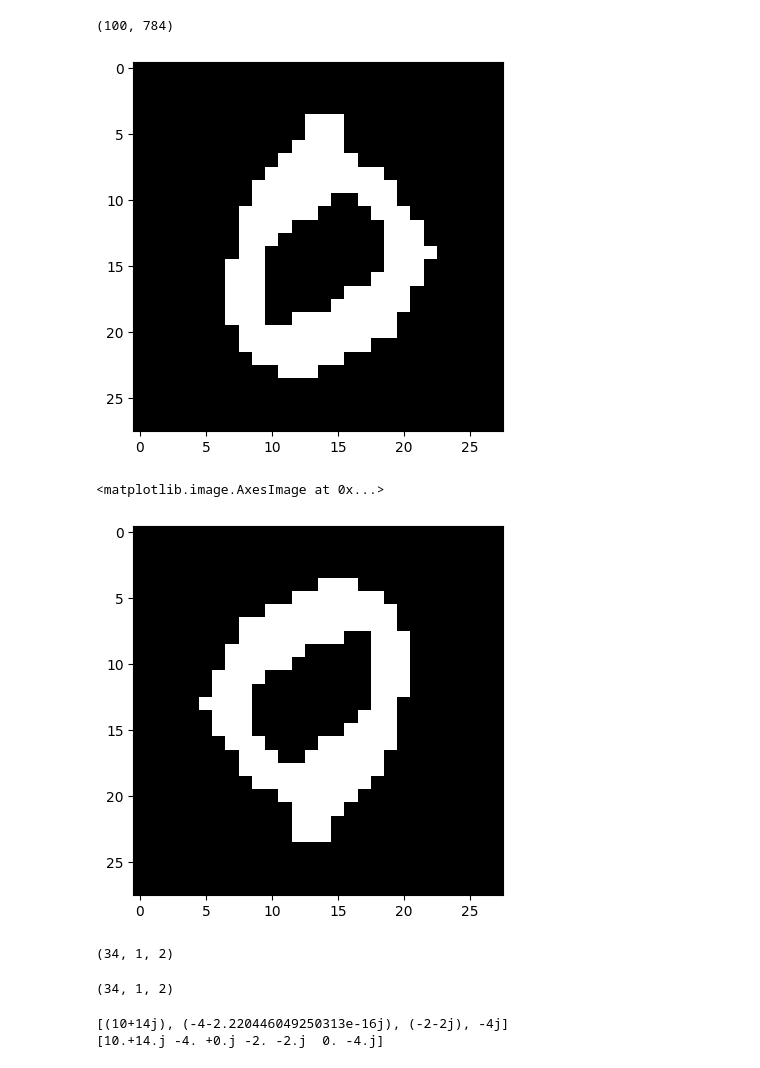
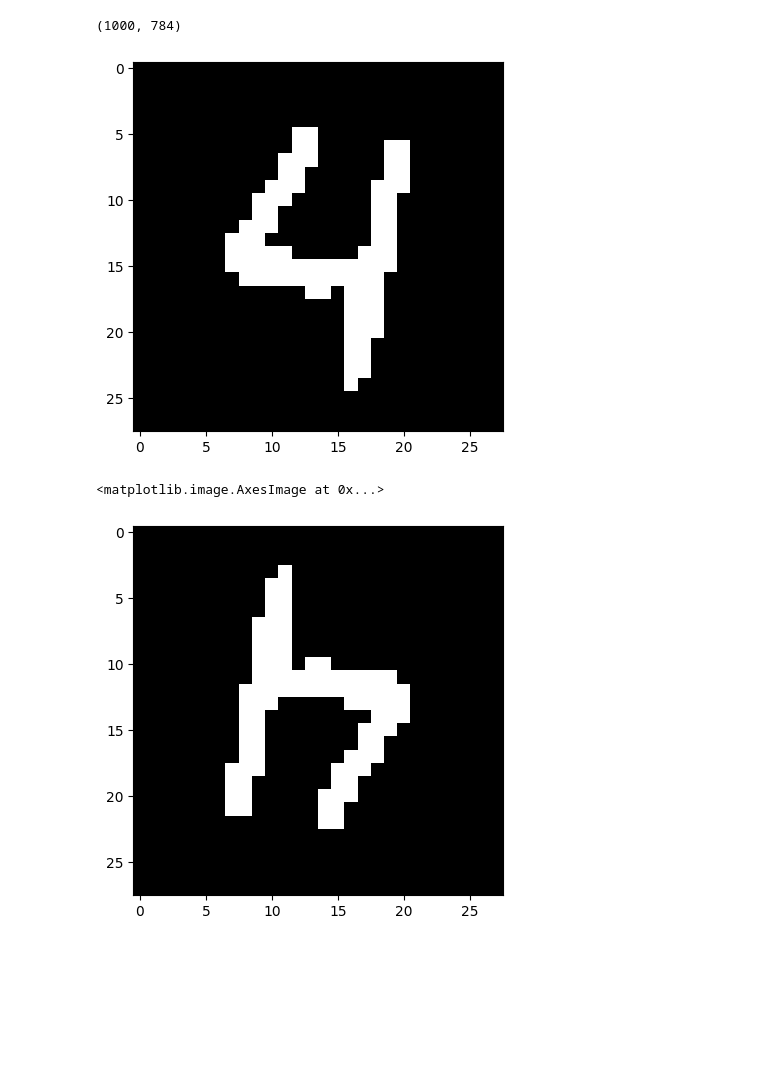
Before and after one commit to DiegoCastr00/VisionArtificial, a Jupyter notebook: fourier3.ipynb, the cells around one changed output. Saved outputs shown, nothing was run; the diff lists cells and outputs as text; code cells hidden in the pictures; blank space fills up the shorter version.

```diff
--- a/fourier3.ipynb
+++ b/fourier3.ipynb
@@ -1,43 +1,28 @@
 # %%
 import pandas as pd
 import numpy as np
 import matplotlib.pyplot as plt
 import cv2
 from segmentacion.otsu import thresholdOtsu
+from Nmist import loadDataset
+from boundaries import find_fourier_descriptorsRotation
+from boundaries import escPeque
 
-def loadDataset(fileName, samples):
-    x = []
-    y = []
-    train_data = pd.read_csv(fileName)
-    y = np.array(train_data.iloc[0:samples, 0])
-    x = np.array(train_data.iloc[0:samples, 1:])
-    return x,y
-
-x,y=loadDataset("Nmist/mnist_test.csv",100)
+x,y=loadDataset("Nmist/mnist_test.csv",1000)
 
 print(x.shape)
-digit = x[2]
+digit = x[26]
 digit_pixels = digit.reshape(28, 28)
 digit_pixels = thresholdOtsu(digit_pixels)
 digit_pixels = digit_pixels.astype(np.uint8)
 plt.imshow(digit_pixels, cmap='gray')
 plt.show()
 # %% [output]
-(100, 784)
+(1000, 784)
-[figure, old version]
+[figure, new version]
 # %%
 rotated_image_np = np.rot90(digit_pixels, k=180 // 90)
 plt.imshow(rotated_image_np, cmap='gray')
 # %% [output]
 <matplotlib.image.AxesImage at 0x...>
-[figure, old version]
+[figure, new version]
-# %%
-contours, hierarchy = cv2.findContours(digit_pixels, cv2.RETR_TREE, cv2.CHAIN_APPROX_SIMPLE)
-print(contours[0].shape)
-# %% [output]
-(34, 1, 2)
-# %%
-contours, hierarchy = cv2.findContours(rotated_image_np, cv2.RETR_TREE, cv2.CHAIN_APPROX_SIMPLE)
-print(contours[0].shape)
-# %% [output]
-(34, 1, 2)
@@ -55,19 +28,0 @@ def fft(x):
-# %%
-def fft(x):
-    N = len(x)
-    if N <= 1:
-        return x
-    even = fft(x[::2])
-    odd = fft(x[1::2])
-    T = [np.exp(-2j * np.pi * k / N) * odd[k] for k in range(N // 2)]
-    return [even[k] + T[k] for k in range(N // 2)] + [even[k] - T[k] for k in range(N // 2)]
-
-# Ejemplo de uso con números complejos:
-x = np.array([1+2j, 2+3j, 3+4j, 4+5j])
-result = fft(x)
-result2 = np.fft.fft(x)
-print(result)
-print(result2)
-# %% [output]
-[(10+14j), (-4-2.220446049250313e-16j), (-2-2j), -4j]
-[10.+14.j -4. +0.j -2. -2.j  0. -4.j]
```
Also changed, not shown: parts of 23 cells of this notebook, 3 other files.
